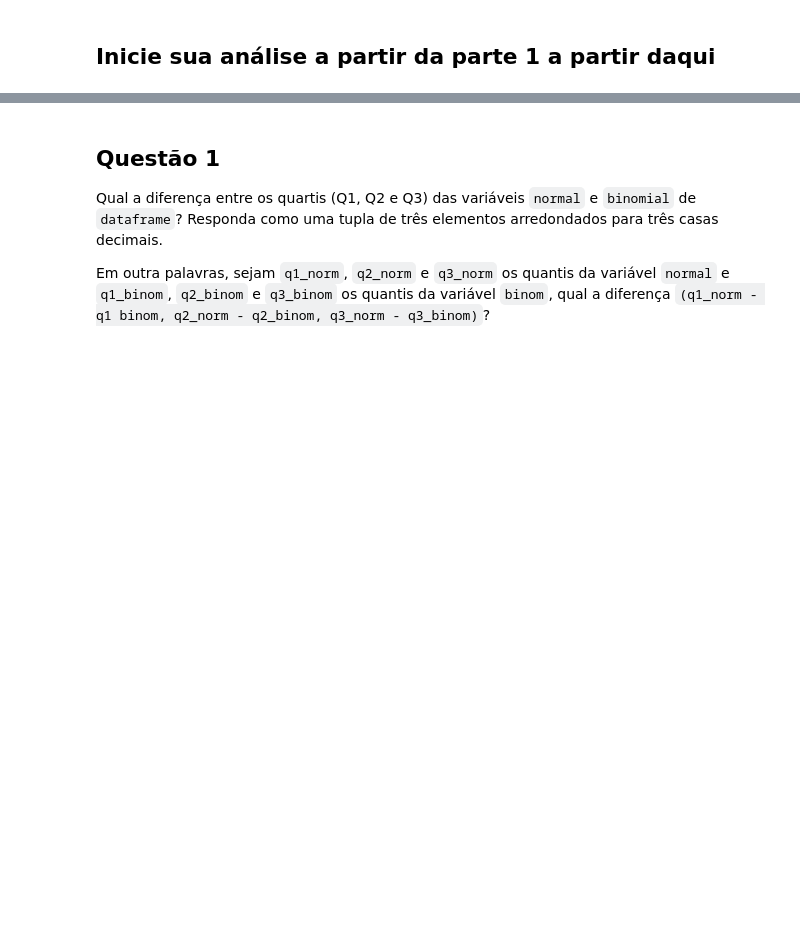
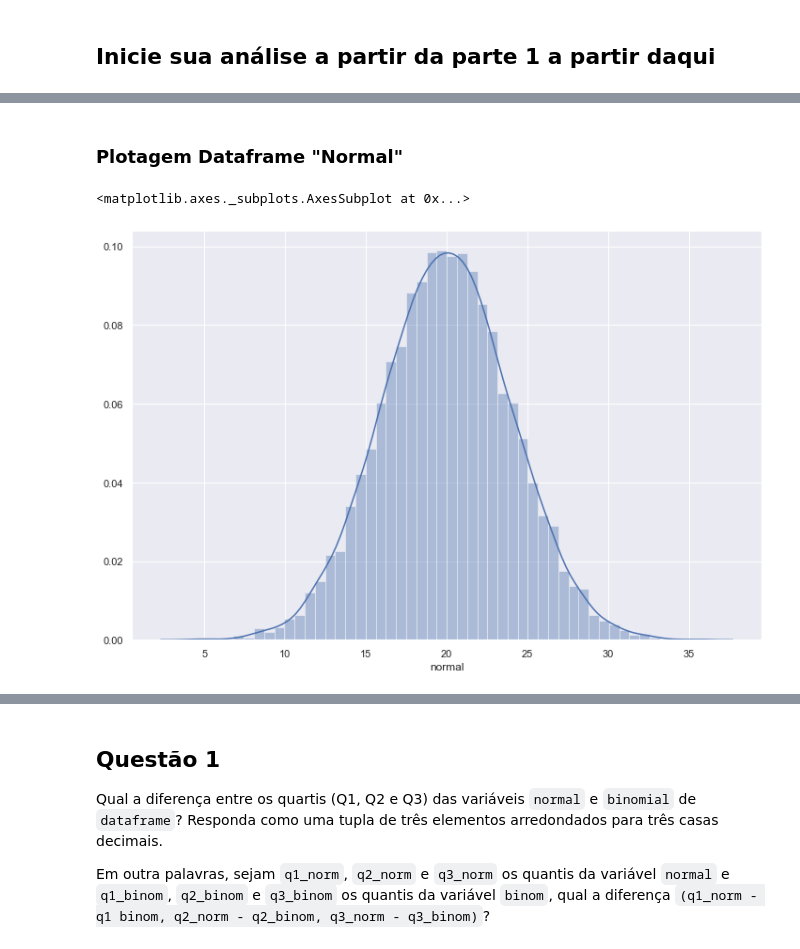
Before and after one commit to LucasDatilioCarderelli/Codenation, a Jupyter notebook: data-science-1/main.ipynb, the cells around one changed output, grey strips where cells are left out. Saved outputs shown, nothing was run; the diff lists cells and outputs as text; code cells hidden in the pictures; blank space fills up the shorter version.

```diff
--- a/data-science-1/main.ipynb
+++ b/data-science-1/main.ipynb
@@ -41,0 +65,7 @@ dataframe = pd.DataFrame({"normal": sct.norm.rvs(20, 4, size=10000),
+# %% [markdown]
+### Plotagem Dataframe "**Normal**"
+# %%
+sns.distplot(dataframe["normal"])
+# %% [output]
+<matplotlib.axes._subplots.AxesSubplot at 0x...>
+[figure, added]
```
Also changed, not shown: parts of 13 cells of this notebook.
